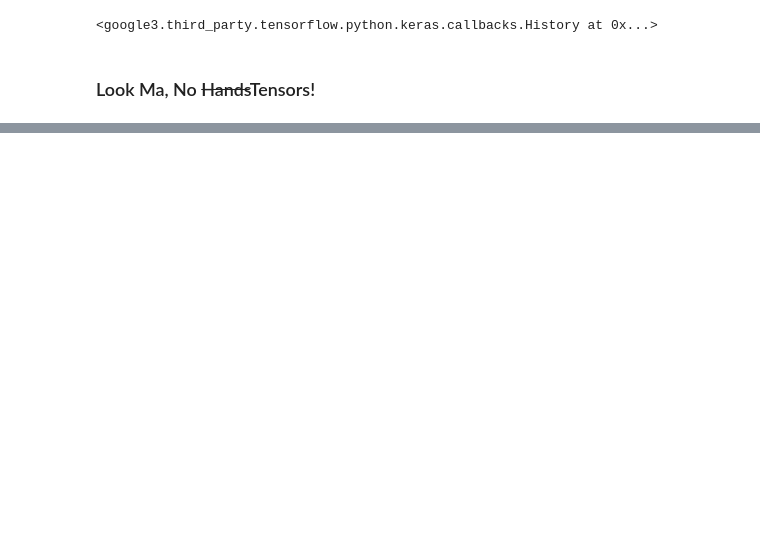
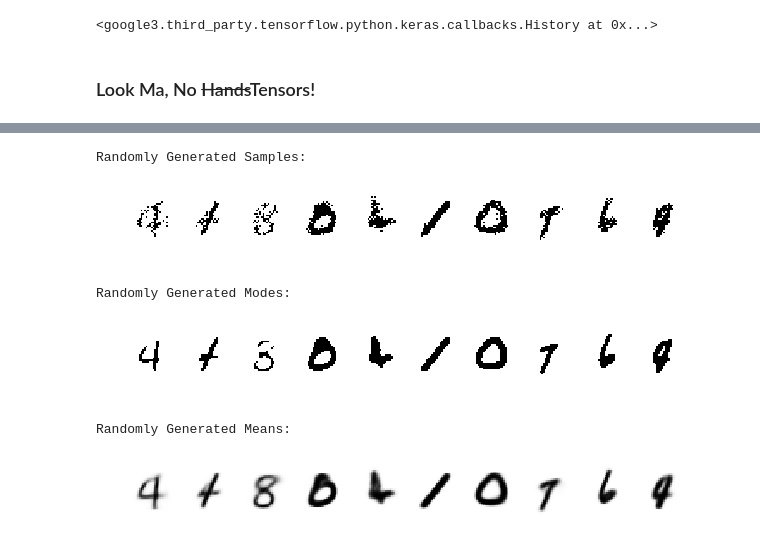
Before and after one commit to tensorflow/probability, a Jupyter notebook: tensorflow_probability/examples/jupyter_notebooks/Probabilistic_Layers_VAE.ipynb, the cells around one changed output, grey strips where cells are left out. Drawn from its saved outputs; the diff is of its cells as text; code cells hidden in the pictures; blank space fills up the shorter version.

```diff
--- a/tensorflow_probability/examples/jupyter_notebooks/Probabilistic_Layers_VAE.ipynb
+++ b/tensorflow_probability/examples/jupyter_notebooks/Probabilistic_Layers_VAE.ipynb
@@ -116,7 +116,7 @@ encoder_model = tfk.Sequential([
         activity_regularizer=tfpl.KLDivergenceRegularizer(prior)),
 ])
 # %%
-decoder_model = tfk.Sequential([
+decoder = tfk.Sequential([
     tfkl.InputLayer(input_shape=[encoded_size]),
     tfkl.Reshape([1, 1, encoded_size]),
     tfkl.Conv2DTranspose(2 * base_depth, 7, strides=1,
@@ -212,0 +218,21 @@ Decoder Means:
+# %%
+# Now, let's generate ten never-before-seen digits.
+z = prior.sample(10)
+xtilde = decoder(z)
+assert isinstance(xtilde, tfd.Distribution)
+# %%
+print('Randomly Generated Samples:')
+display_imgs(xtilde.sample())
+
+print('Randomly Generated Modes:')
+display_imgs(xtilde.mode())
+
+print('Randomly Generated Means:')
+display_imgs(xtilde.mean())
+# %% [output]
+Randomly Generated Samples:
+[figure, added]
+Randomly Generated Modes:
+[figure, added]
+Randomly Generated Means:
+[figure, added]
```
Also changed, not shown: parts of 8 cells of this notebook.
